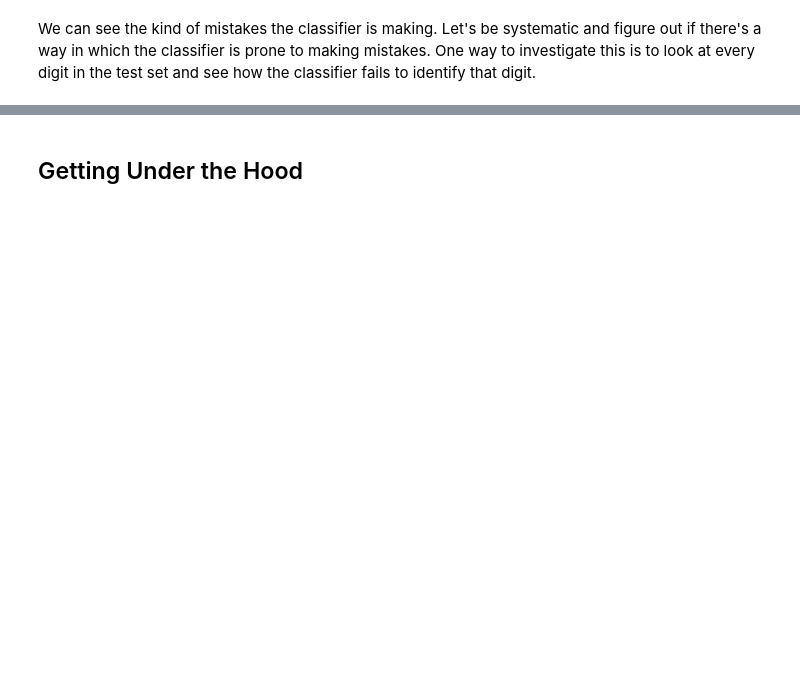
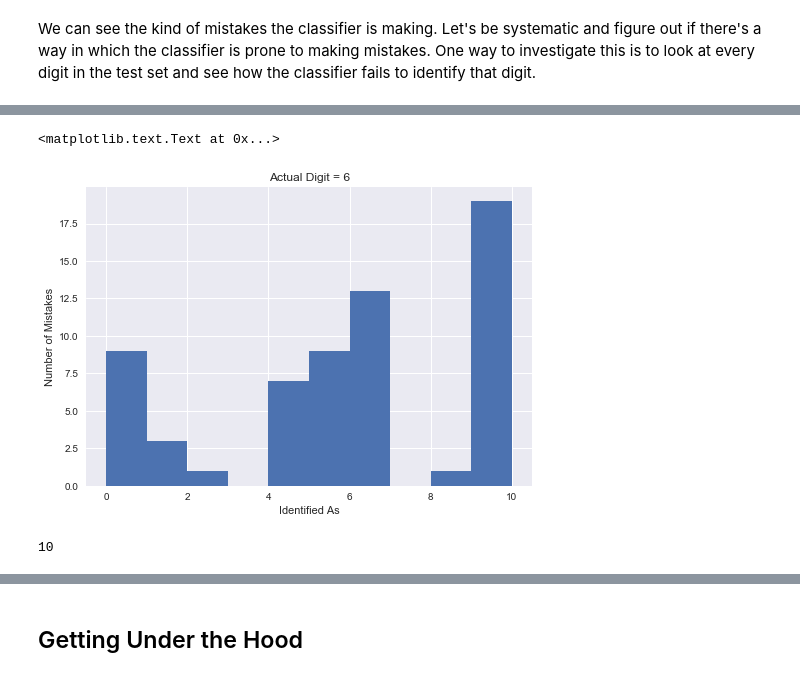
Before and after one commit to jsub10/Machine-Learning-By-Example, a Jupyter notebook: Chapter-7-Neural-Networks.ipynb, the cells around one changed output, grey strips where cells are left out. Saved outputs shown, nothing was run; the diff lists cells and outputs as text; code cells hidden in the pictures; blank space fills up the shorter version.

Commit message:
updates to content and data

```diff
--- a/Chapter-7-Neural-Networks.ipynb
+++ b/Chapter-7-Neural-Networks.ipynb
@@ -288,0 +360,12 @@ plt.hist([item for sublist in misclassified_9 for item in sublist])
+# %%
+# Histogram of how a digit is misclassified
+digit = misclassified_6
+hist_data = [item for sublist in digit for item in sublist]
+plt.hist(hist_data)
+plt.xlabel('Identified As')
+plt.ylabel('Number of Mistakes')
+plt.title('Actual Digit = 6')
+#plt.xticks(range(0,11,1))
+# %% [output]
+<matplotlib.text.Text at 0x...>
+[figure, added]
@@ -288,0 +378,4 @@ plt.hist([item for sublist in misclassified_9 for item in sublist])
+# %%
+len(misclassified)
+# %% [output]
+10
```
Also changed, not shown: parts of 67 cells of this notebook, 4 other files.
